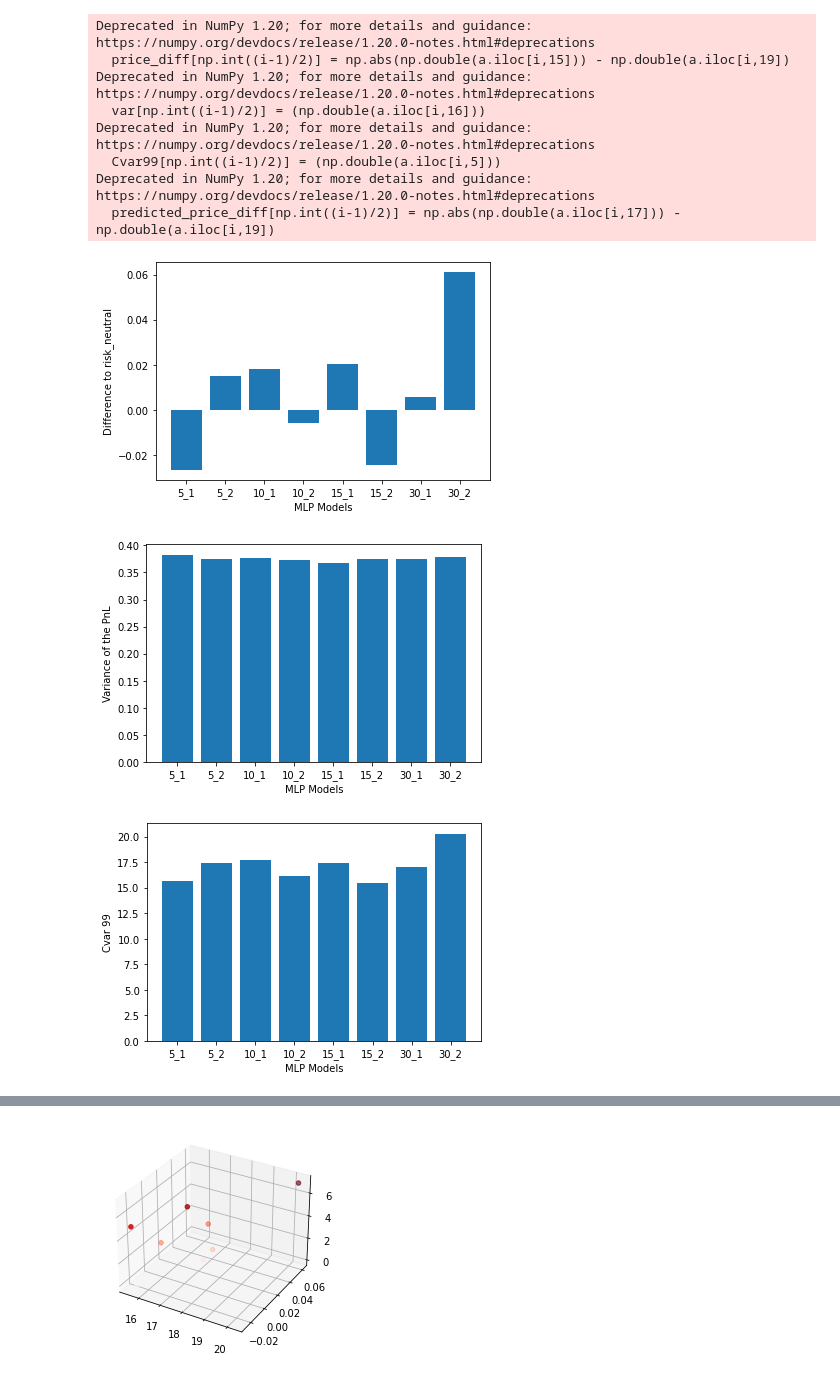
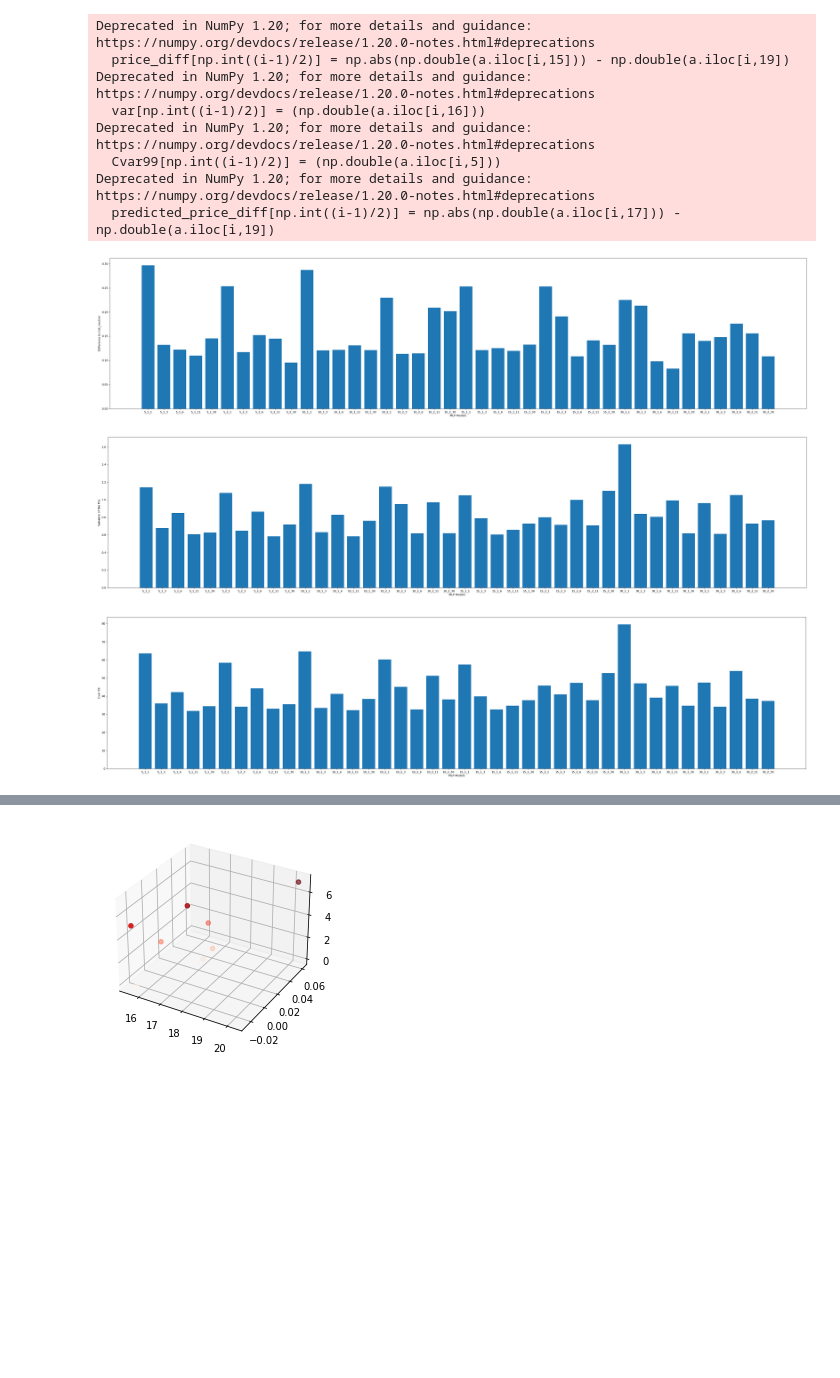
Before and after one commit to dario-bolli/deep-hedging, a Jupyter notebook: script_results.ipynb, the cells around one changed output, grey strips where cells are left out. Cells and saved outputs as stored; diff of their text form; code cells hidden in the pictures; blank space fills up the shorter version.

```diff
--- a/script_results.ipynb
+++ b/script_results.ipynb
@@ -45,34 +50,63 @@ Deprecated in NumPy 1.20; for more details and guidance: https://numpy.org/devdo
 filename=[]
 for i in (5,10,15,30):
     for j in (1,2):
-        filename.append(str(i)+"_"+str(j))#str(i) + "_" + str(j)+ "_" + "5_0.0_Deep_Hedging_Model_MLP_pd.csv")
+        for k in maxT:
+            filename.append(str(i)+"_"+str(j)+"_"+str(k))#str(i) + "_" + str(j)+ "_" + str(k) + "_0.0_Deep_Hedging_Model_" + model + "_pd.csv")
 # %%
 x=np.arange(nb)
-plt.figure()
-plt.ylabel('Difference to risk_neutral')
-plt.xlabel('MLP Models')
-plt.bar(x, price_diff)
-plt.xticks(x, filename)
 
-plt.figure()
-plt.ylabel('Variance of the PnL')
-plt.xlabel('MLP Models')
-plt.bar(x, var)
-plt.xticks(x, filename)
+#Case to display all the histograms and their name in a readable way
+if len(maxT)==1:
+    plt.figure()
+    plt.ylabel('Difference to risk_neutral')
+    plt.xlabel('MLP Models')
+    plt.bar(x, price_diff)
+    plt.xticks(x, filename)
 
-plt.figure()
-plt.ylabel('Cvar 99')
-plt.xlabel('MLP Models')
-plt.bar(x, Cvar99)
-plt.xticks(x, filename)
+    plt.figure()
+    plt.ylabel('Variance of the PnL')
+    plt.xlabel('MLP Models')
+    plt.bar(x, var)
+    plt.xticks(x, filename)
 
-plt.figure()
-plt.ylabel('Predicted Difference to risk_neutral')
-plt.xlabel('MLP Models')
-plt.bar(x, predicted_price_diff)
-plt.xticks(x, filename)
-plt.show()
+    plt.figure()
+    plt.ylabel('Cvar 99')
+    plt.xlabel('MLP Models')
+    plt.bar(x, Cvar99)
+    plt.xticks(x, filename)
+
+    plt.figure()
+    plt.ylabel('Predicted Difference to risk_neutral')
+    plt.xlabel('MLP Models')
+    plt.bar(x, predicted_price_diff)
+    plt.xticks(x, filename)
+    plt.show()
+else:
+    plt.figure(figsize=(45, 10), dpi=80)
+    plt.ylabel('Difference to risk_neutral')
+    plt.xlabel('MLP Models')
+    plt.bar(x, price_diff)
+    plt.xticks(x, filename)
+
+    plt.figure(figsize=(45, 10), dpi=80)
+    plt.ylabel('Variance of the PnL')
+    plt.xlabel('MLP Models')
+    plt.bar(x, var)
+    plt.xticks(x, filename)
+
+    plt.figure(figsize=(45, 10), dpi=80)
+    plt.ylabel('Cvar 99')
+    plt.xlabel('MLP Models')
+    plt.bar(x, Cvar99)
+    plt.xticks(x, filename)
+
+    plt.figure(figsize=(45, 10), dpi=80)
+    plt.ylabel('Predicted Difference to risk_neutral')
+    plt.xlabel('MLP Models')
+    plt.bar(x, predicted_price_diff)
+    plt.xticks(x, filename)
+    plt.show()
 # %% [output]
-[figure, old version]
+[figure, new version]
-[figure, old version]
+[figure, new version]
-[figure, old version]
+[figure, new version]
```
Also changed, not shown: parts of 7 cells of this notebook.
